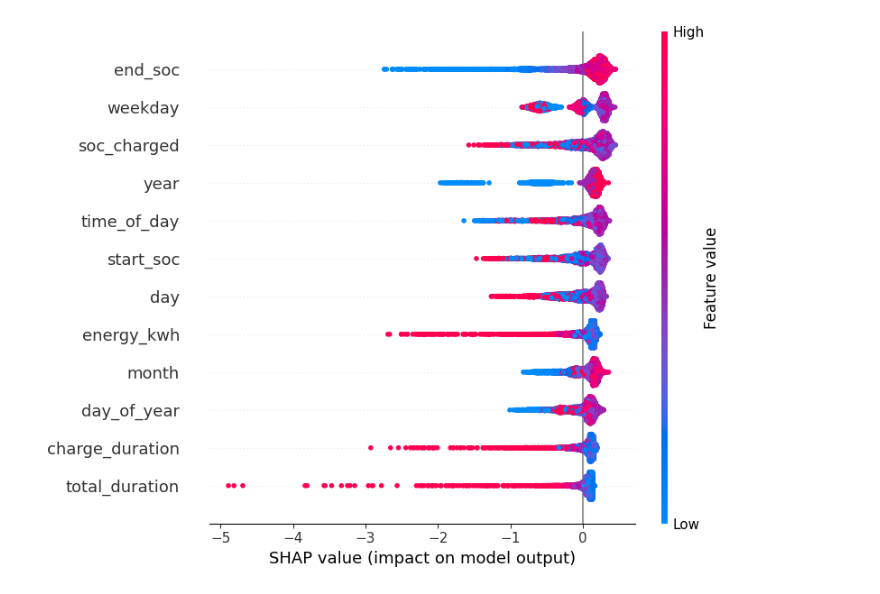
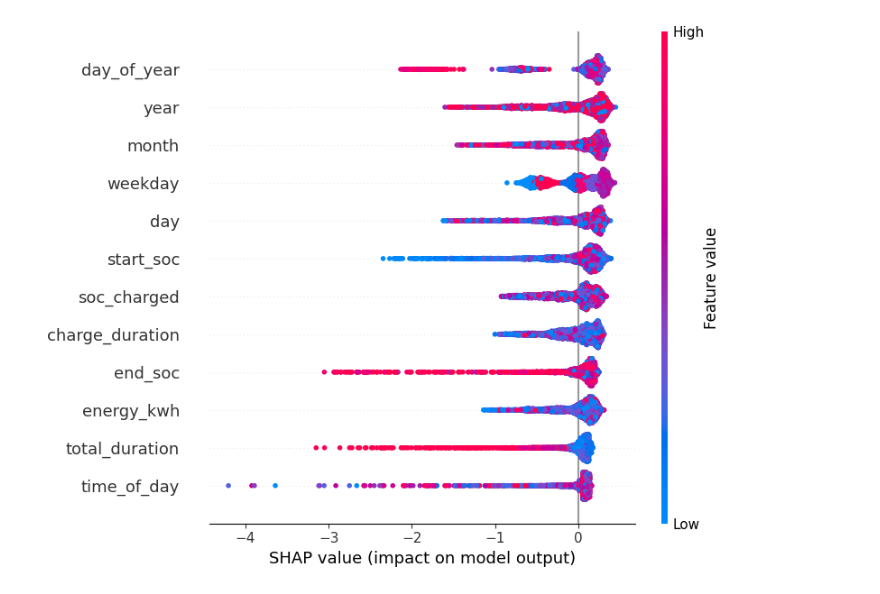
Before and after one commit to atunison3/milestone_ii, a Jupyter notebook: jones/SHAP_plots.ipynb, the cells around one changed output. Cells and saved outputs as stored; diff of their text form; code cells hidden in the pictures.

```diff
--- a/jones/SHAP_plots.ipynb
+++ b/jones/SHAP_plots.ipynb
@@ -56,9 +172,9 @@ X_train, X_test, y_train, y_test = drop_columns(get_data())
 ISF = train_isf(X_train)
 LOF = train_lof(X_train)
 # %%
-display_shap_plot_ISF(ISF, X_test)
+display_shap_plot_ISF(ISF, X_train, X_test)
 # %% [output]
-[figure, old version]
+[figure, new version]
 # %%
 display_shap_plot_LOF(LOF, X_train, X_test)
 # %% [output]
```
Also changed, not shown: parts of 5 cells of this notebook.
